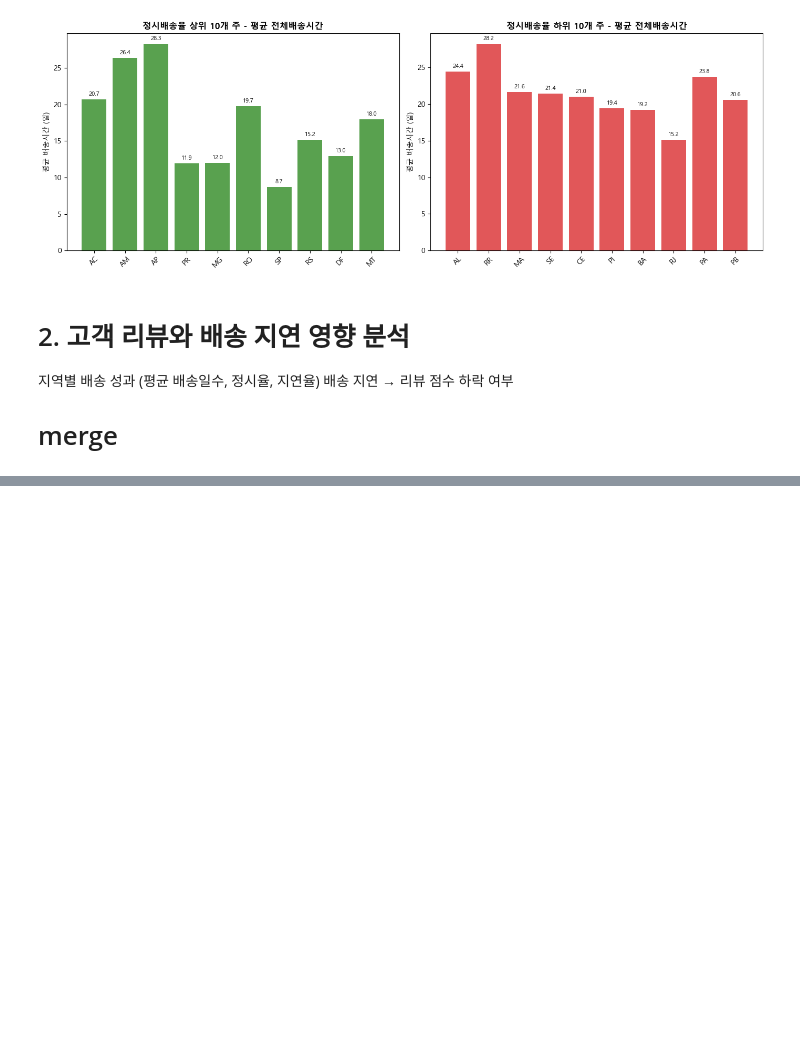
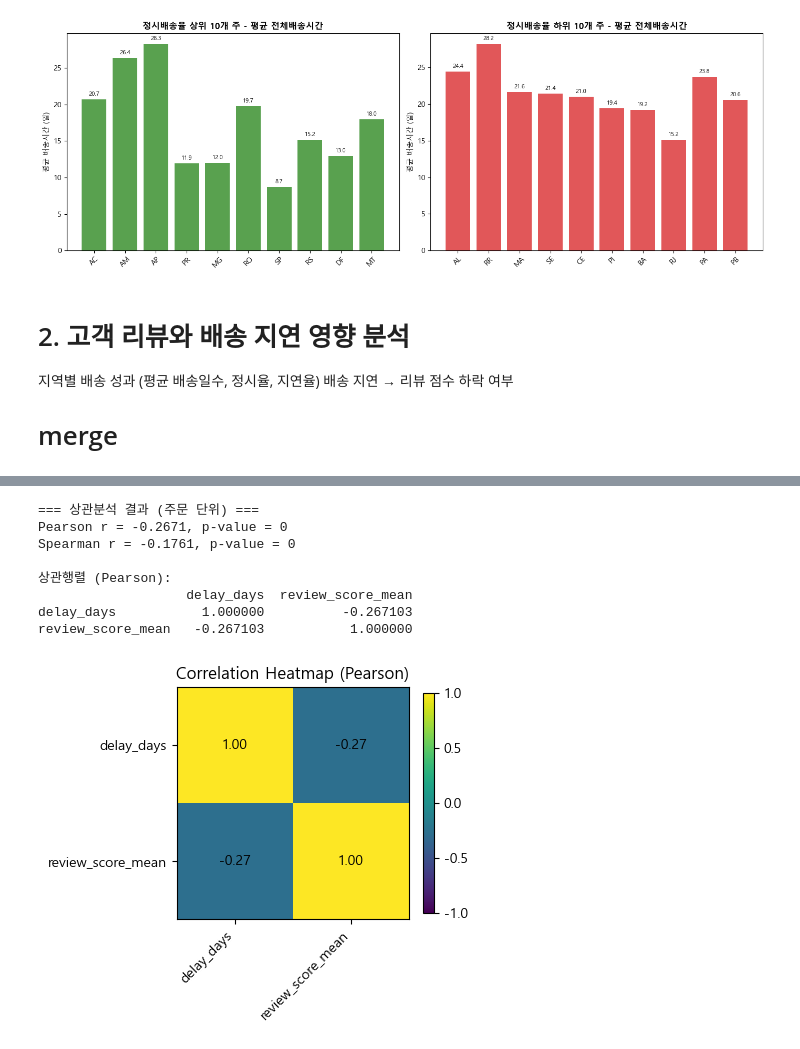
Before and after one commit to hhayan/project_olist_ecommerce, a Jupyter notebook: 과제2.ipynb, the cells around one changed output, grey strips where cells are left out. Saved outputs shown, nothing was run; the diff lists cells and outputs as text; code cells hidden in the pictures; blank space fills up the shorter version.

```diff
--- a/과제2.ipynb
+++ b/과제2.ipynb
@@ -407,0 +510,63 @@ NameError: name 'df_order_reviews' is not defined
+# %%
+# 배송 지연 정도와 점수의 선형 관계 확인
+from scipy.stats import pearsonr, spearmanr
+
+# 1) 분석용 데이터 정리
+order_cols = [
+    "order_id",
+    "order_delivered_customer_date",
+    "order_estimated_delivery_date",
+    "review_score_mean",
+]
+dfm = (
+    merge_oicsr[order_cols]
+    .drop_duplicates(subset=["order_id"])
+    .copy()
+)
+
+# delay_days 계산: (실제 수령일 - 예상 수령일) [일]
+dfm["delay_days"] = (
+    dfm["order_delivered_customer_date"].dt.floor("D")
+    - dfm["order_estimated_delivery_date"].dt.floor("D")
+).dt.days
+
+# 상관분석 대상만 남기기
+dfc = dfm[["delay_days", "review_score_mean"]].dropna()
+
+# 2) 상관계수 계산 (피어슨/스피어만)
+pearson_r, pearson_p = pearsonr(dfc["delay_days"], dfc["review_score_mean"])
+spearman_r, spearman_p = spearmanr(dfc["delay_days"], dfc["review_score_mean"])
+
+print("=== 상관분석 결과 (주문 단위) ===")
+print(f"Pearson r = {pearson_r:.4f}, p-value = {pearson_p:.4g}")
+print(f"Spearman r = {spearman_r:.4f}, p-value = {spearman_p:.4g}")
+
+# 3) 상관행렬(히트맵용)
+corr_mat = dfc.corr(method="pearson")  # 필요시 'spearman'으로 변경 가능
+print("\n상관행렬 (Pearson):")
+print(corr_mat)
+
+# 4) 히트맵 시각화 (matplotlib만 사용)
+fig, ax = plt.subplots(figsize=(4.5, 4))
+im = ax.imshow(corr_mat.values, vmin=-1, vmax=1)
+ax.set_xticks(range(corr_mat.shape[1]))
+ax.set_yticks(range(corr_mat.shape[0]))
+ax.set_xticklabels(corr_mat.columns, rotation=45, ha="right")
+ax.set_yticklabels(corr_mat.index)
+ax.set_title("Correlation Heatmap (Pearson)")
+# 셀 값 주석
+for (i, j), val in np.ndenumerate(corr_mat.values):
+    ax.text(j, i, f"{val:.2f}", ha="center", va="center", color="black")
+fig.colorbar(im, ax=ax, shrink=0.8)
+plt.tight_layout()
+plt.show()
+# %% [output]
+=== 상관분석 결과 (주문 단위) ===
+Pearson r = -0.2671, p-value = 0
+Spearman r = -0.1761, p-value = 0
+
+상관행렬 (Pearson):
+                   delay_days  review_score_mean
+delay_days           1.000000          -0.267103
+review_score_mean   -0.267103           1.000000
+[figure, added]
```
Also changed, not shown: parts of 3 cells of this notebook, 1 other file.
